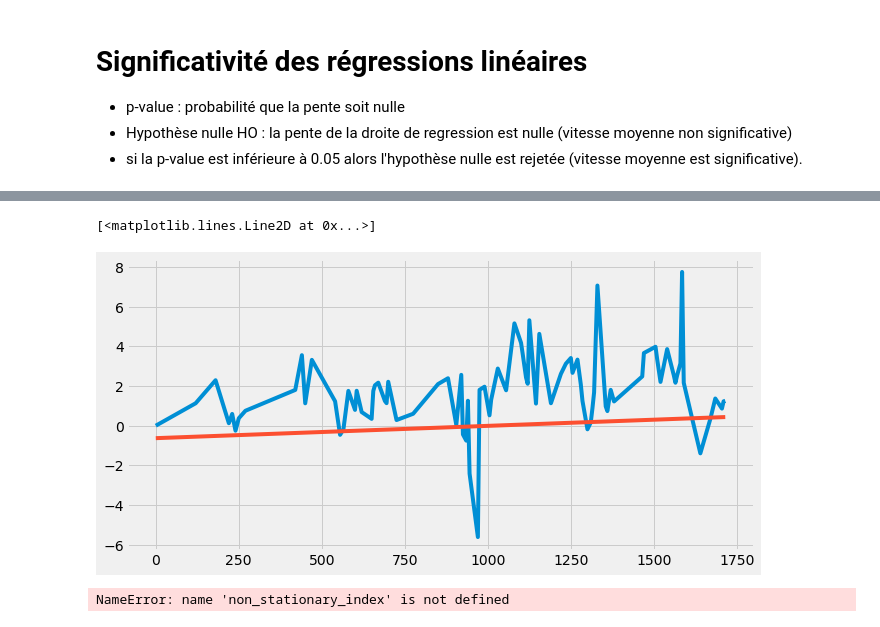
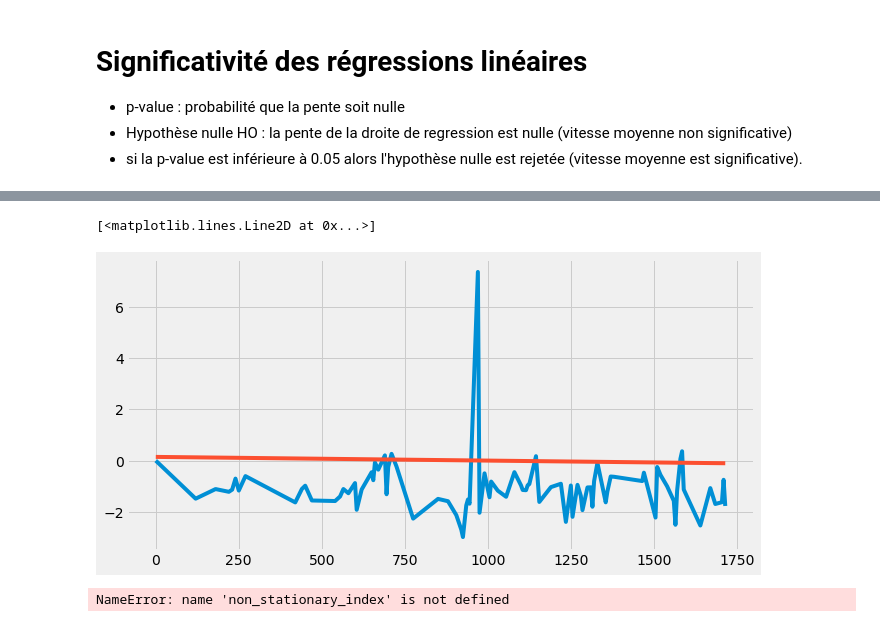
Before and after one commit to EddyVianney/Stage_master2_sdsc_eost, a Jupyter notebook: PMEDV_STAGE_SDSC_EOST.ipynb, the cells around one changed output, grey strips where cells are left out. Cells and saved outputs as stored; diff of their text form; code cells hidden in the pictures.

```diff
--- a/PMEDV_STAGE_SDSC_EOST.ipynb
+++ b/PMEDV_STAGE_SDSC_EOST.ipynb
@@ -428,3 +537,3 @@ class Utility():
 # %%
-n = 1000
+n = 3000
 Data = DataFromImageCorrelation(df_ew.head(n), df_ns_ts[:n], df_ew_ts[:n])
@@ -431,5 +546,5 @@ Data = DataFromImageCorrelation(df_ew.head(n), df_ns_ts[:n], df_ew_ts[:n])
 # %%
 viz = Visualization()
-n = 500
+n = 2500
 viz.plot_disp_vel(Data.ns[n], Data.ew[n], Data.magnitudes[n])
 # %% [output]
@@ -441,0 +552,9 @@ df_ns, df_ns_ts = load_data('MM_TIO_NS_31TGK_20151227_to_20200906.csv')
+# %%
+X, y = get_xy(Data.ew[n].displacement)
+F, pval = f_regression(X,y)
+
+print(pval[0])
+if pval[0] < 0.05:
+    print('regression significative')
+else:
+    print('regression non significative')
@@ -712,0 +803,9 @@ u, v = compute_linear_regression(X,y)
+# %%
+X, y = get_xy(Data.ns[n].displacement)
+u, v = compute_linear_regression(X,y)
+F, pval = f_regression(X,y)
+print(pval[0])
+if pval[0] < 0.05:
+    print('regression significative')
+else:
+    print('regression non significative')
@@ -719,11 +821,13 @@ array([[0.0006211]])
 # %%
 plt.figure(figsize=(10,5))
-plt.plot(X, ns_ts[n]['displacement'])
+plt.plot(X, Data.ns[n].displacement)
+coef = u[0]
+
 y_pred = [reg.coef_[0][0]*x + reg.intercept_ for x in X]
 plt.plot(X, y_pred)
 # %% [output]
 [<matplotlib.lines.Line2D at 0x...>]
-[figure, old version]
+[figure, new version]
 # %%
 non_stationary_series = []
 for i in range(len(non_stationary_index)):
```
Also changed, not shown: parts of 24 cells of this notebook.
